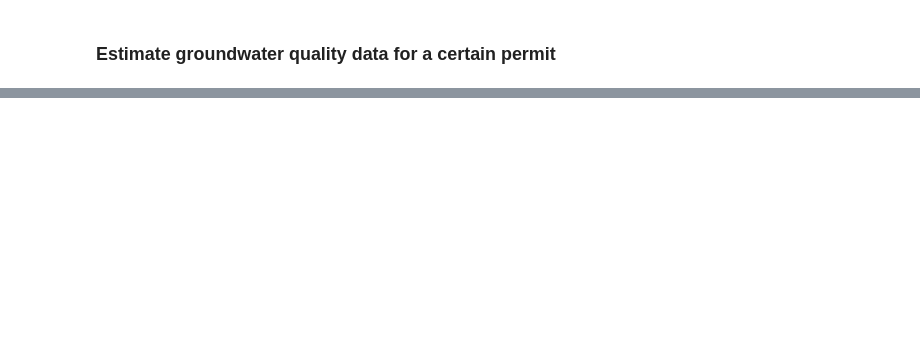
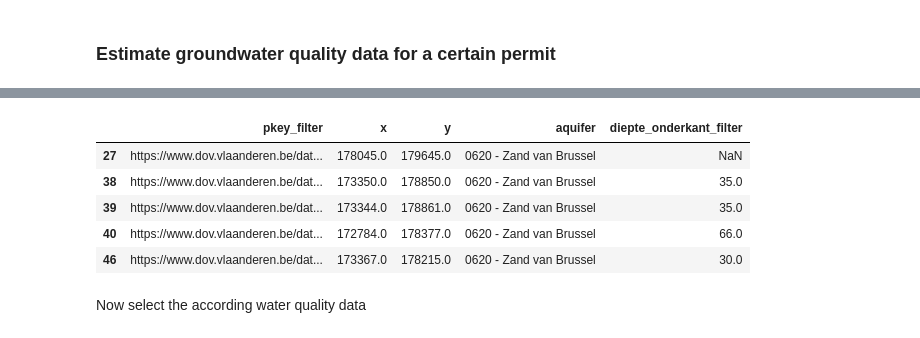
Before and after one commit to DOV-Vlaanderen/pydov, a Jupyter notebook: docs/notebooks/search_gw_permits.ipynb, the cells around one changed output, grey strips where cells are left out. Drawn from its saved outputs; the diff is of its cells as text; code cells hidden in the pictures; blank space fills up the shorter version.

```diff
--- a/docs/notebooks/search_gw_permits.ipynb
+++ b/docs/notebooks/search_gw_permits.ipynb
@@ -458,0 +267,22 @@ fmap
+# %%
+from pydov.search.grondwaterfilter import GrondwaterFilterSearch
+from pydov.search.grondwatermonster import GrondwaterMonsterSearch
+from pydov.util.query import Join
+
+gfs = GrondwaterFilterSearch()
+gwmonster = GrondwaterMonsterSearch()
+
+df_gfs = gfs.search(location=Within(Box(170000, 174000, 190000, 180000)),
+                   return_fields=['pkey_filter', 'x', 'y', 'aquifer', 'diepte_onderkant_filter'])
+
+filters = df_gfs[(df_gfs['aquifer'].str.contains('0620')) ]
+filters.head()
+# %% [output]
+|  | pkey_filter | x | y | aquifer | diepte_onderkant_filter |
+| 27 | https://www.dov.vlaanderen.be/dat... | 178045.0 | 179645.0 | 0620 - Zand van Brussel | NaN |
+| 38 | https://www.dov.vlaanderen.be/dat... | 173350.0 | 178850.0 | 0620 - Zand van Brussel | 35.0 |
+| 39 | https://www.dov.vlaanderen.be/dat... | 173344.0 | 178861.0 | 0620 - Zand van Brussel | 35.0 |
+| 40 | https://www.dov.vlaanderen.be/dat... | 172784.0 | 178377.0 | 0620 - Zand van Brussel | 66.0 |
+| 46 | https://www.dov.vlaanderen.be/dat... | 173367.0 | 178215.0 | 0620 - Zand van Brussel | 30.0 |
+# %% [markdown]
+Now select the according water quality data
```
Also changed, not shown: parts of 46 cells of this notebook.
